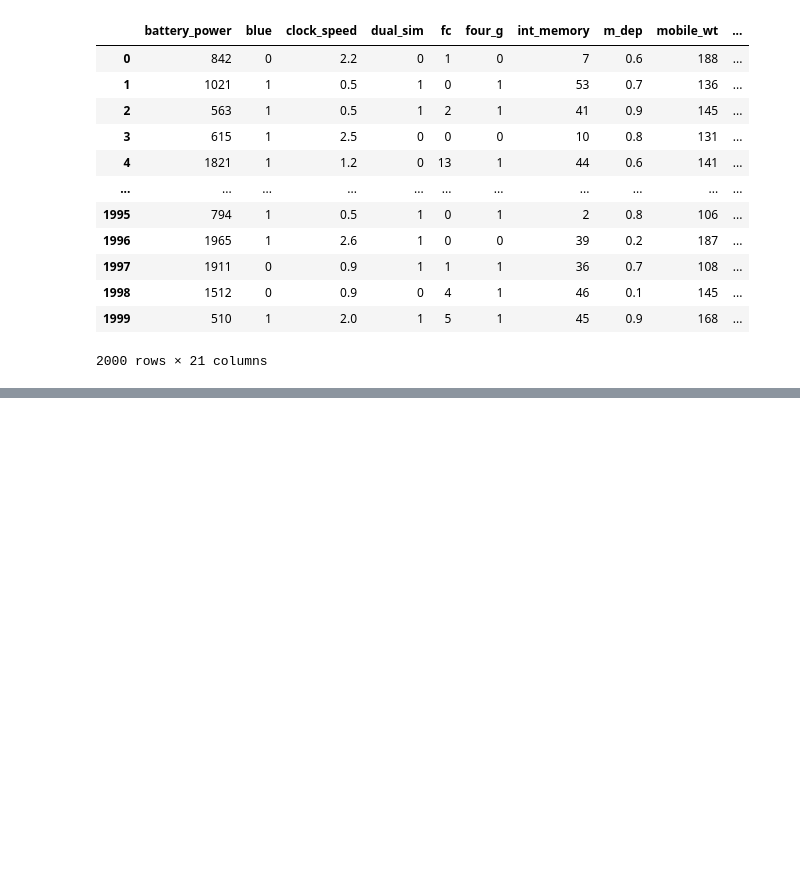
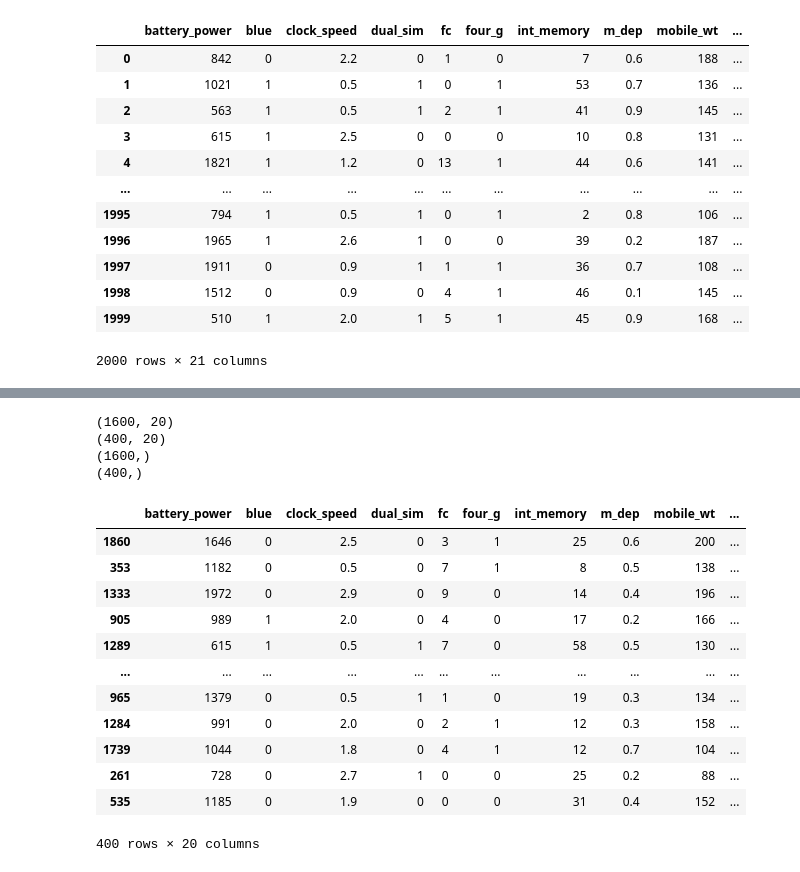
Before and after one commit to Manivardhan2250/SML_2303A52250_Batch_43, a Jupyter notebook: SML_Assignment_4.ipynb, the cells around one changed output, grey strips where cells are left out. Saved outputs shown, nothing was run; the diff lists cells and outputs as text; code cells hidden in the pictures; blank space fills up the shorter version.

```diff
--- a/SML_Assignment_4.ipynb
+++ b/SML_Assignment_4.ipynb
@@ -2,12 +2,10 @@
 <a href="https://colab.research.google.com/github/Manivardhan2250/SML_2303A52250_Batch_43/blob/main/SML_Assignment_4.ipynb" target="_parent"><img src="https://colab.research.google.com/assets/colab-badge.svg" alt="Open In Colab"/></a>
 # %%
 import pandas as pd
-from sklearn.preprocessing import MinMaxScaler
-from sklearn.model_selection import train_test_split
-
-# Load the data
-df = pd.read_csv('/content/train.csv')
-df
+import numpy as np
+import matplotlib.pyplot as plt
+m = pd.read_csv('/content/train.csv')
+m
 # %% [output]
 |  | battery_power | blue | clock_speed | dual_sim | fc | four_g | int_memory | m_dep | mobile_wt | ... |
 | 0 | 842 | 0 | 2.2 | 0 | 1 | 0 | 7 | 0.6 | 188 | ... |
@@ -66,0 +43,3 @@ print(X_scaled)
+# %%
+y=m['price_range']
+print(y)
@@ -66,0 +59,3 @@ print(X_scaled)
+# %%
+x=m.drop('price_range',axis=1)
+print(x)
@@ -91,0 +310,29 @@ Name: battery_power, Length: 1600, dtype: int64
+# %%
+from sklearn.model_selection import train_test_split
+x_train, x_test, y_train, y_test = train_test_split(x, y, test_size=0.2,random_state=42)
+print(x_train.shape)
+print(x_test.shape)
+print(y_train.shape)
+print(y_test.shape)
+y_train
+y_test
+x_train
+x_test
+# %% [output]
+(1600, 20)
+(400, 20)
+(1600,)
+(400,)
+|  | battery_power | blue | clock_speed | dual_sim | fc | four_g | int_memory | m_dep | mobile_wt | ... |
+| 1860 | 1646 | 0 | 2.5 | 0 | 3 | 1 | 25 | 0.6 | 200 | ... |
+| 353 | 1182 | 0 | 0.5 | 0 | 7 | 1 | 8 | 0.5 | 138 | ... |
+| 1333 | 1972 | 0 | 2.9 | 0 | 9 | 0 | 14 | 0.4 | 196 | ... |
+| 905 | 989 | 1 | 2.0 | 0 | 4 | 0 | 17 | 0.2 | 166 | ... |
+| 1289 | 615 | 1 | 0.5 | 1 | 7 | 0 | 58 | 0.5 | 130 | ... |
+| ... | ... | ... | ... | ... | ... | ... | ... | ... | ... | ... |
+| 965 | 1379 | 0 | 0.5 | 1 | 1 | 0 | 19 | 0.3 | 134 | ... |
+| 1284 | 991 | 0 | 2.0 | 0 | 2 | 1 | 12 | 0.3 | 158 | ... |
+| 1739 | 1044 | 0 | 1.8 | 0 | 4 | 1 | 12 | 0.7 | 104 | ... |
+| 261 | 728 | 0 | 2.7 | 1 | 0 | 0 | 25 | 0.2 | 88 | ... |
+| 535 | 1185 | 0 | 1.9 | 0 | 0 | 0 | 31 | 0.4 | 152 | ... |
+400 rows × 20 columns
```
Also changed, not shown: parts of 19 cells of this notebook.
